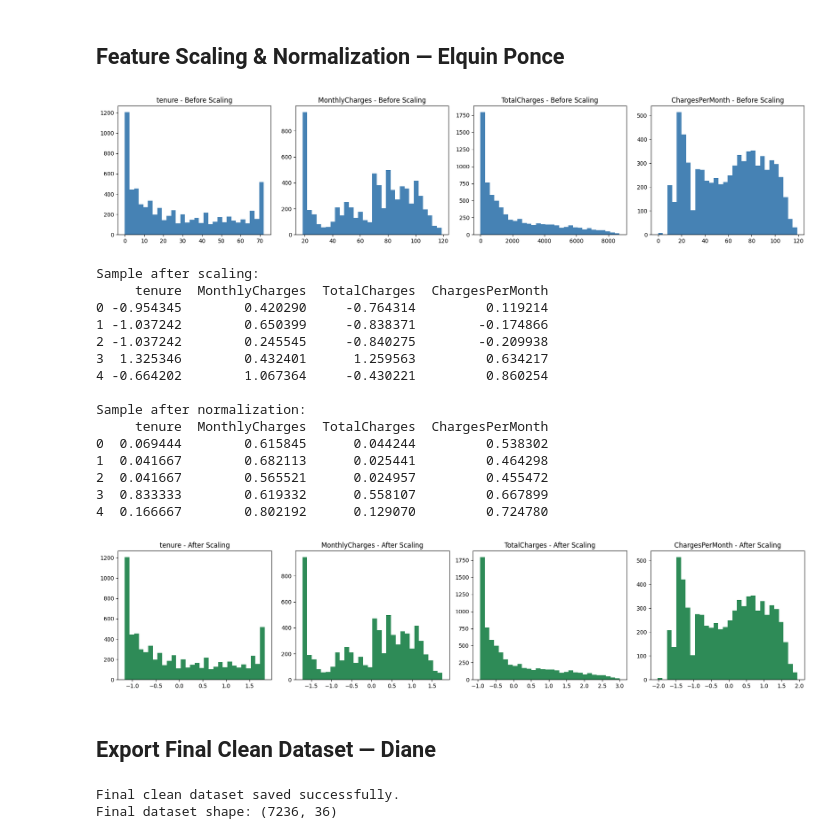
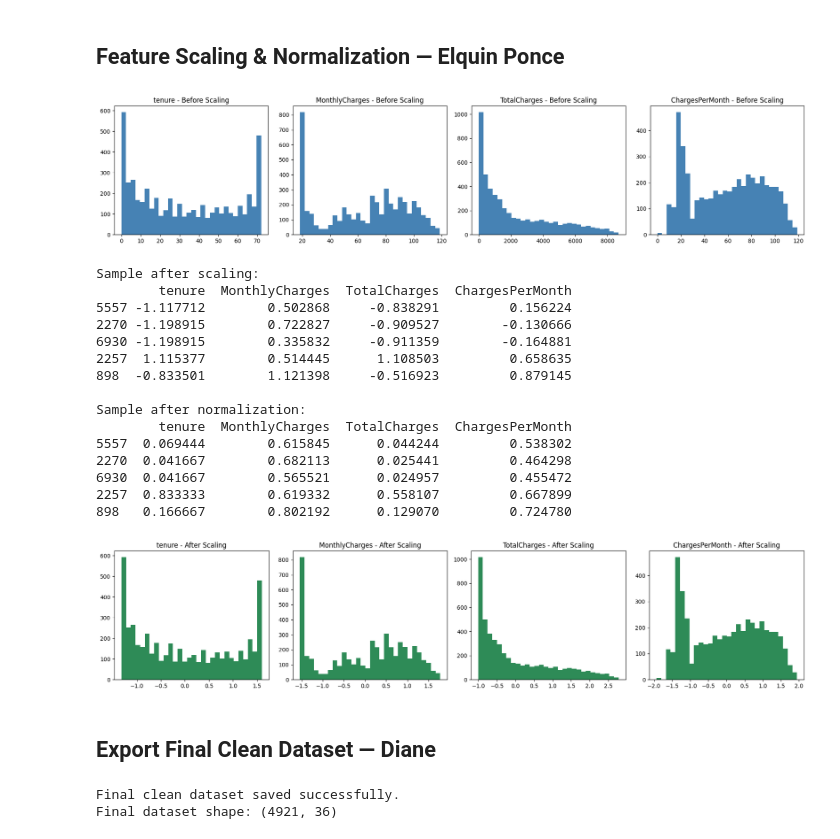
Before and after one commit to lenhofda/ML-Final-Project, a Jupyter notebook: Update for Final Midterm_Telecon_Customer_Churn_FA26_ML_6171_16347_4_ITAI1371.ipynb, the cells around one changed output. Saved outputs shown, nothing was run; the diff lists cells and outputs as text; code cells hidden in the pictures.

Commit message:
Update feature scaling and normalization section for Elquin Ponce

```diff
--- a/Update for Final Midterm_Telecon_Customer_Churn_FA26_ML_6171_16347_4_ITAI1371.ipynb
+++ b/Update for Final Midterm_Telecon_Customer_Churn_FA26_ML_6171_16347_4_ITAI1371.ipynb
@@ -877,56 +879,56 @@ Class Balancing Summary: The training data originally contained more non-churn c
 # %%
 import matplotlib.pyplot as plt
 from sklearn.preprocessing import StandardScaler, MinMaxScaler
 
 numeric_cols = ['tenure', 'MonthlyCharges', 'TotalCharges', 'ChargesPerMonth']
 
-# BEFORE: distribution plots
+# BEFORE: distributions on the original processed training data
 fig, axes = plt.subplots(1, 4, figsize=(18, 4))
 for i, col in enumerate(numeric_cols):
-    axes[i].hist(train_balanced[col], bins=30, color='steelblue')
+    axes[i].hist(train_processed[col], bins=30, color='steelblue')
     axes[i].set_title(f'{col} - Before Scaling')
 plt.tight_layout()
 plt.show()
 
-# SCALING (Standardization)
+# SCALING (Standardization), fit on train_processed only (before any oversampling)
+train_scaled = train_processed.copy()
 scaler = StandardScaler()
-train_scaled = train_balanced.copy()
-train_scaled[numeric_cols] = scaler.fit_transform(train_balanced[numeric_cols])
+train_scaled[numeric_cols] = scaler.fit_transform(train_processed[numeric_cols])
 print("Sample after scaling:")
 print(train_scaled[numeric_cols].head())
 
-# NORMALIZATION (Min-Max)
+# NORMALIZATION (Min-Max), separate copy
+train_normalized = train_processed.copy()
 minmax = MinMaxScaler()
-train_normalized = train_balanced.copy()
-train_normalized[numeric_cols] = minmax.fit_transform(train_balanced[numeric_cols])
+train_normalized[numeric_cols] = minmax.fit_transform(train_processed[numeric_cols])
 print("\nSample after normalization:")
 print(train_normalized[numeric_cols].head())
 
-# AFTER: distribution plots post-scaling
+# AFTER: distributions post-scaling
 fig, axes = plt.subplots(1, 4, figsize=(18, 4))
 for i, col in enumerate(numeric_cols):
     axes[i].hist(train_scaled[col], bins=30, color='seagreen')
     axes[i].set_title(f'{col} - After Scaling')
 plt.tight_layout()
 plt.show()
 # %% [output]
-[figure, old version]
+[figure, new version]
 Sample after scaling:
-     tenure  MonthlyCharges  TotalCharges  ChargesPerMonth
-0 -0.954345        0.420290     -0.764314         0.119214
-1 -1.037242        0.650399     -0.838371        -0.174866
-2 -1.037242        0.245545     -0.840275        -0.209938
-3  1.325346        0.432401      1.259563         0.634217
-4 -0.664202        1.067364     -0.430221         0.860254
+        tenure  MonthlyCharges  TotalCharges  ChargesPerMonth
+5557 -1.117712        0.502868     -0.838291         0.156224
+2270 -1.198915        0.722827     -0.909527        -0.130666
+6930 -1.198915        0.335832     -0.911359        -0.164881
+2257  1.115377        0.514445      1.108503         0.658635
+898  -0.833501        1.121398     -0.516923         0.879145
 
 Sample after normalization:
-     tenure  MonthlyCharges  TotalCharges  ChargesPerMonth
-0  0.069444        0.615845      0.044244         0.538302
-1  0.041667        0.682113      0.025441         0.464298
-2  0.041667        0.565521      0.024957         0.455472
-3  0.833333        0.619332      0.558107         0.667899
-4  0.166667        0.802192      0.129070         0.724780
+        tenure  MonthlyCharges  TotalCharges  ChargesPerMonth
+5557  0.069444        0.615845      0.044244         0.538302
+2270  0.041667        0.682113      0.025441         0.464298
+6930  0.041667        0.565521      0.024957         0.455472
+2257  0.833333        0.619332      0.558107         0.667899
+898   0.166667        0.802192      0.129070         0.724780
-[figure, old version]
+[figure, new version]
 # %% [markdown]
 ## Export Final Clean Dataset — Diane
 # %%
@@ -937,4 +939,4 @@ print("Final clean dataset saved successfully.")
 print("Final dataset shape:", train_scaled.shape)
 # %% [output]
 Final clean dataset saved successfully.
-Final dataset shape: (7236, 36)
+Final dataset shape: (4921, 36)
```
Also changed, not shown: parts of 1 cell of this notebook.
